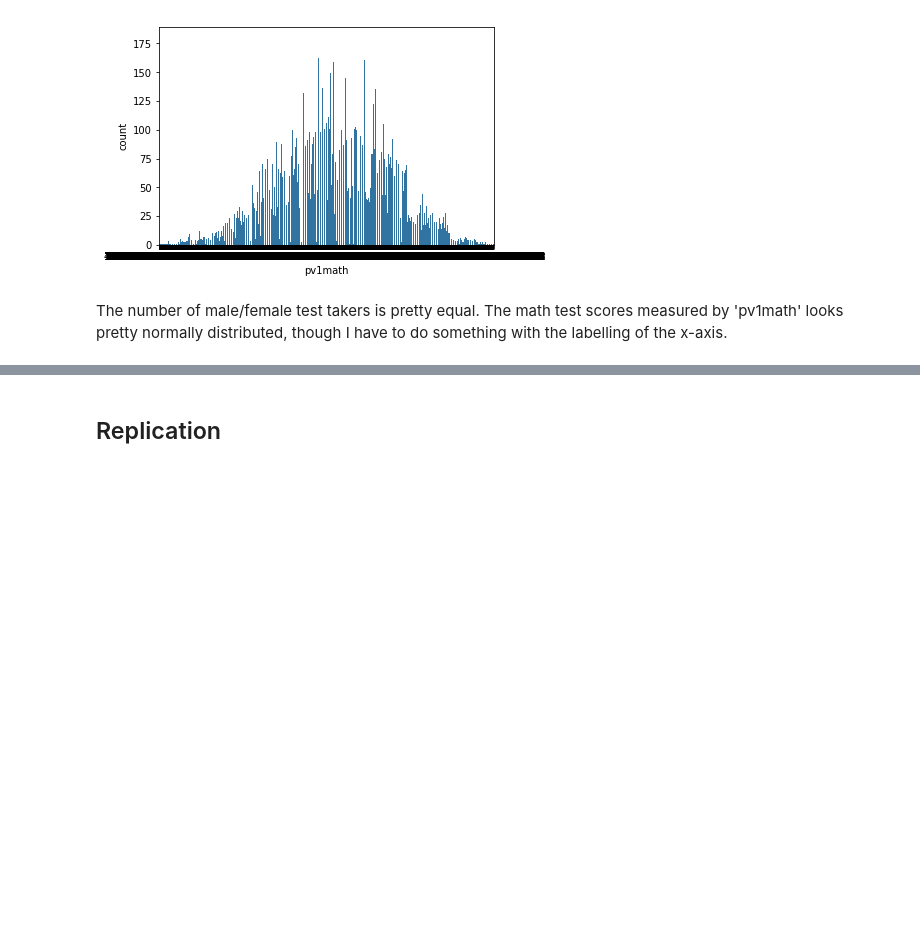
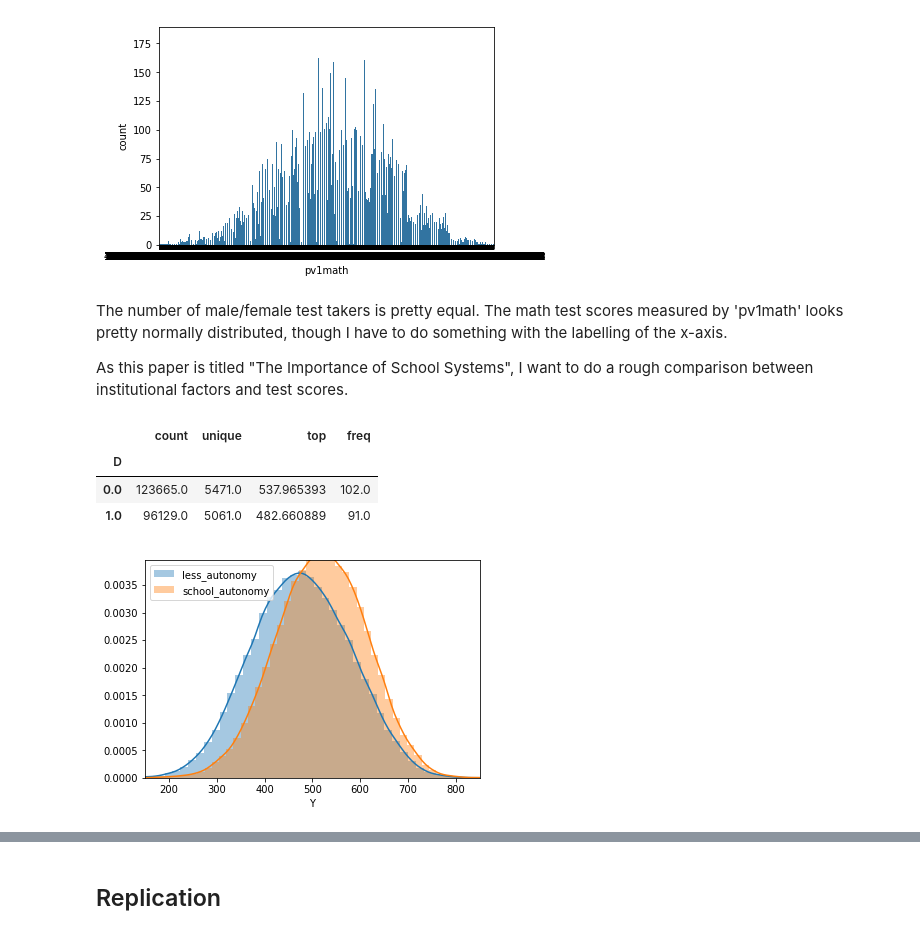
Before and after one commit to MVBrinker/student-project-ELJust, a Jupyter notebook: Woessmann_School_System.ipynb, the cells around one changed output, grey strips where cells are left out. Drawn from its saved outputs; the diff is of its cells as text; code cells hidden in the pictures; blank space fills up the shorter version.

Commit message:
Created plots to compare students' test scores in schools with more vs less autonomy.

```diff
--- a/Woessmann_School_System.ipynb
+++ b/Woessmann_School_System.ipynb
@@ -85,3 +85,27 @@ for column in columns:
 [figure]
 # %% [markdown]
 The number of male/female test takers is pretty equal. The math test scores measured by 'pv1math' looks pretty normally distributed, though I have to do something with the labelling of the x-axis.
+
+As this paper is titled "The Importance of School Systems", I want to do a rough comparison between institutional factors and test scores.
+# %%
+# Group the sample into those schools with more autonomy (may hire) and those with less.
+may_hire = df['icauthire'] >= 0.5
+df['Y'] = df['pv1math']
+
+df['D'] = np.nan
+df.loc[~may_hire, 'D'] = 0
+df.loc[may_hire, 'D'] = 1
+
+%matplotlib inline
+ax = sns.distplot(df['Y'][~may_hire], label='less_autonomy')
+ax = sns.distplot(df['Y'][may_hire], label='school_autonomy')
+ax.set_xlim(150, 850)
+ax.legend();
+
+df.groupby('D')['pv1math'].describe()
+# %% [output]
+|  | count | unique | top | freq |
+| D |  |  |  |  |
+| 0.0 | 123665.0 | 5471.0 | 537.965393 | 102.0 |
+| 1.0 | 96129.0 | 5061.0 | 482.660889 | 91.0 |
+[figure, added]
```
Also changed, not shown: parts of 4 cells of this notebook.
